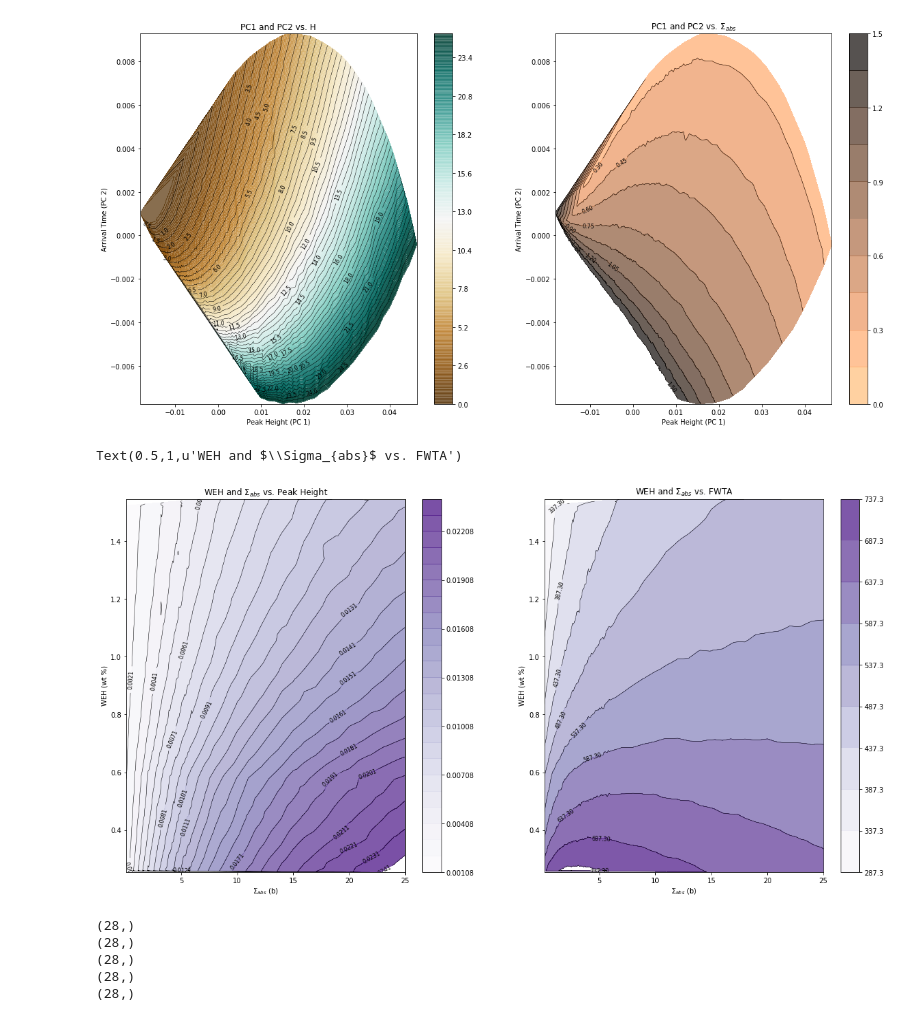
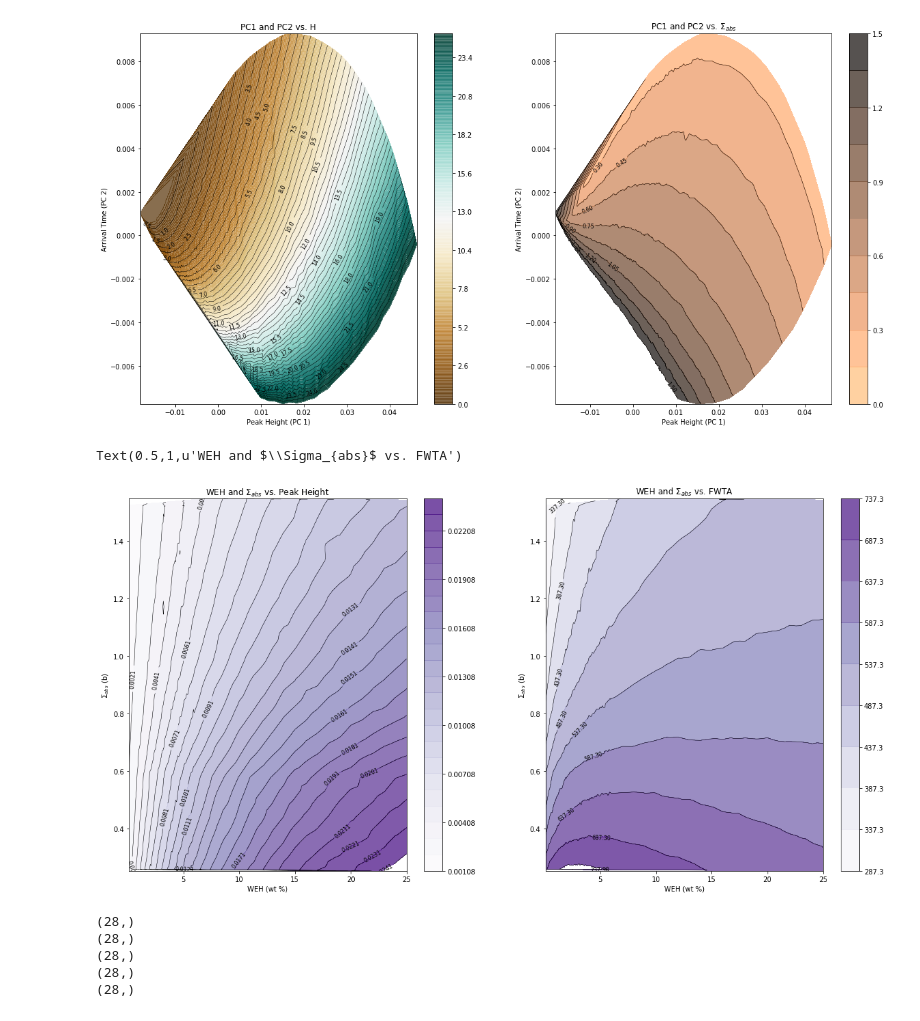
Before and after one commit to hannah-rae/dan_analysis, a Jupyter notebook: data_exploration.ipynb, the cells around one changed output. Cells and saved outputs as stored; diff of their text form; code cells hidden in the pictures.

```diff
--- a/data_exploration.ipynb
+++ b/data_exploration.ipynb
@@ -123,28 +123,28 @@ Text(0.5,1,u'PC1 and PC2 vs. $\\Sigma_{abs}$')
 # %%
 fig, (ax3, ax4) = plt.subplots(nrows=1, ncols=2, figsize=(20,10))
 
 cs = ax3.tricontour(Y[:,0], Y[:,1], peak_height, levels=np.arange(np.min(peak_height), np.max(peak_height), 0.001), linewidths=0.5, colors='k')
 ax3.clabel(cs, fontsize=8, inline=1, fmt='%1.4f')
 cntr2 = ax3.tricontourf(Y[:,0], Y[:,1], peak_height, levels=np.arange(np.min(peak_height), np.max(peak_height), 0.001), cmap="Purples", alpha=0.7)
 
 cs2 = ax4.tricontour(Y[:,0], Y[:,1], arr_time, levels=np.arange(np.min(arr_time), np.max(arr_time), 50), linewidths=0.5, colors='k')
 ax4.clabel(cs2, fontsize=8, inline=1, fmt='%1.2f')
 cntr3 = ax4.tricontourf(Y[:,0], Y[:,1], arr_time, levels=np.arange(np.min(arr_time), np.max(arr_time), 50), cmap="Purples", alpha=0.7)
 
 fig.colorbar(cntr2, ax=ax3)
 fig.colorbar(cntr3, ax=ax4)
 
 ax3.set_ylabel('$\Sigma_{abs}$ (b)')
 ax3.set_xlabel('WEH (wt %)')
 
 ax4.set_ylabel('$\Sigma_{abs}$ (b)')
-ax4.set_ylabel('WEH (wt %)')
+ax4.set_xlabel('WEH (wt %)')
 
 ax3.set_title('WEH and $\Sigma_{abs}$ vs. Peak Height')
 ax4.set_title('WEH and $\Sigma_{abs}$ vs. FWTA')
 # %% [output]
 Text(0.5,1,u'WEH and $\\Sigma_{abs}$ vs. FWTA')
-[figure, old version]
+[figure, new version]
 # %%
 d = 5.0
 for h in np.arange(1.0, 25.1, d):
```
